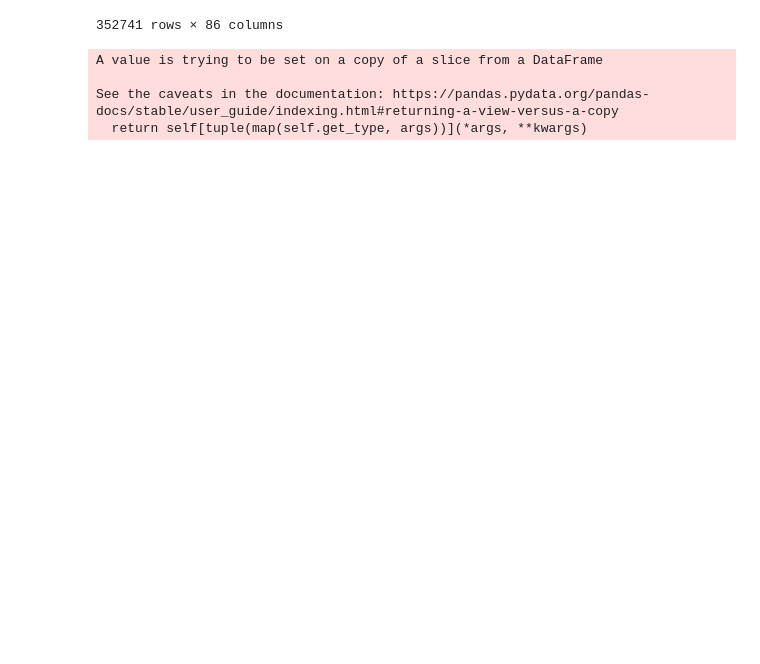
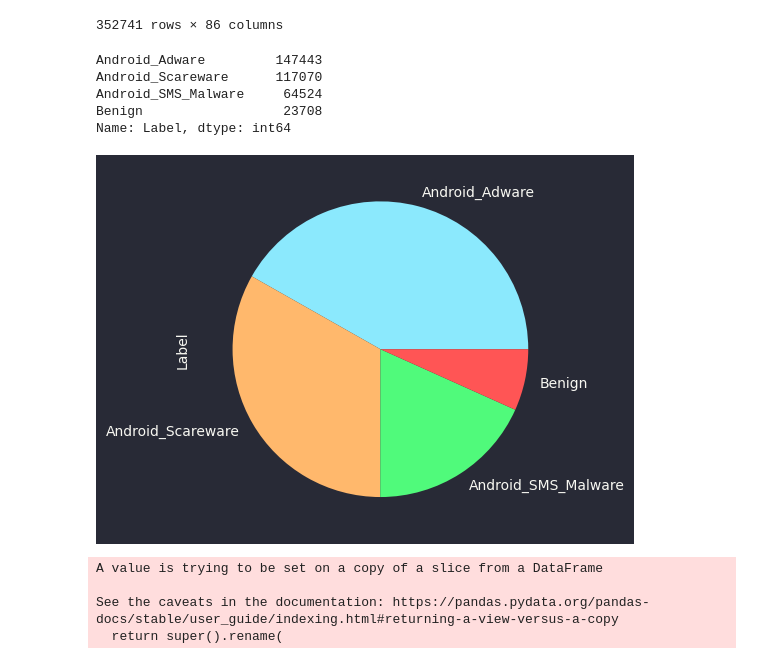
Before and after one commit to EmpireDemocratiqueDuPoulpe/Cours-IA, a Jupyter notebook: 5MLDE/Project/notebooks/en/1-Data_analysis.ipynb, the cells around one changed output. Drawn from its saved outputs; the diff is of its cells as text; code cells hidden in the pictures; blank space fills up the shorter version.

```diff
--- a/5MLDE/Project/notebooks/en/1-Data_analysis.ipynb
+++ b/5MLDE/Project/notebooks/en/1-Data_analysis.ipynb
@@ -50,6 +50,7 @@ RANDOM_STATE = 2077
 ### Dataset loading
 # %%
 data_android = pandas.read_csv((DATA_FOLDER / "Android_Malware.csv"))
+data_android.columns = data_android.columns.str.strip()
 data_android
 # %% [output]
 |  | Unnamed: 0 | Flow ID | Source IP | Source Port | Destination IP | Destination Port | Protocol | Timestamp | ... |
@@ -160,6 +161,19 @@ data_android.dropna()
 | 355628 | 408 | 10.42.0.211-10.42.0.1-51982-53-17 | 10.42.0.211 | 51982 | 10.42.0.1 | 53.0 | 17.0 | 17/06/2017 01:29:45 | ... |
 | 355629 | 409 | 10.42.0.211-10.42.0.1-9320-53-17 | 10.42.0.211 | 9320 | 10.42.0.1 | 53.0 | 17.0 | 17/06/2017 01:30:33 | ... |
 352741 rows × 86 columns
+# %%
+data_android.Label.value_counts()
+# %% [output]
+Android_Adware         147443
+Android_Scareware      117070
+Android_SMS_Malware     64524
+Benign                  23708
+Name: Label, dtype: int64
+# %%
+data_android.Label.value_counts().plot(kind="pie")
+pyplot.show()
+# %% [output]
+[figure, added]
 # %%
 results = ProfileReport(data_android.head(20000), title="Android Malware Pandas Profiling Report")
 # %%
@@ -168,4 +182,4 @@ results.to_file('report.html')
 A value is trying to be set on a copy of a slice from a DataFrame
 
 See the caveats in the documentation: https://pandas.pydata.org/pandas-docs/stable/user_guide/indexing.html#returning-a-view-versus-a-copy
-  return self[tuple(map(self.get_type, args))](*args, **kwargs)
+  return super().rename(
```
Also changed, not shown: parts of 10 cells of this notebook.
